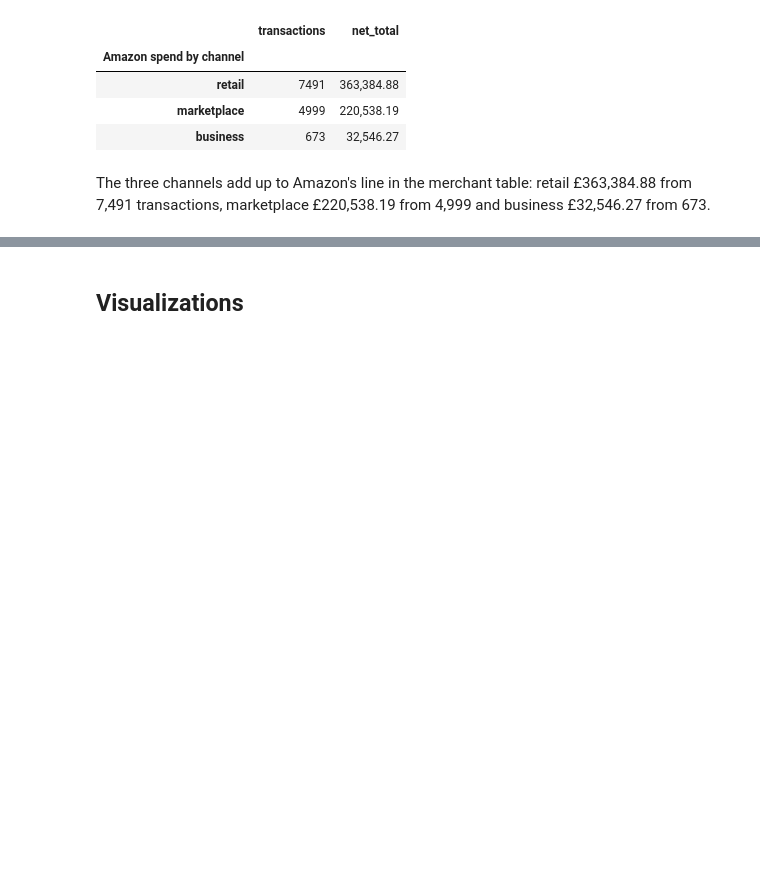
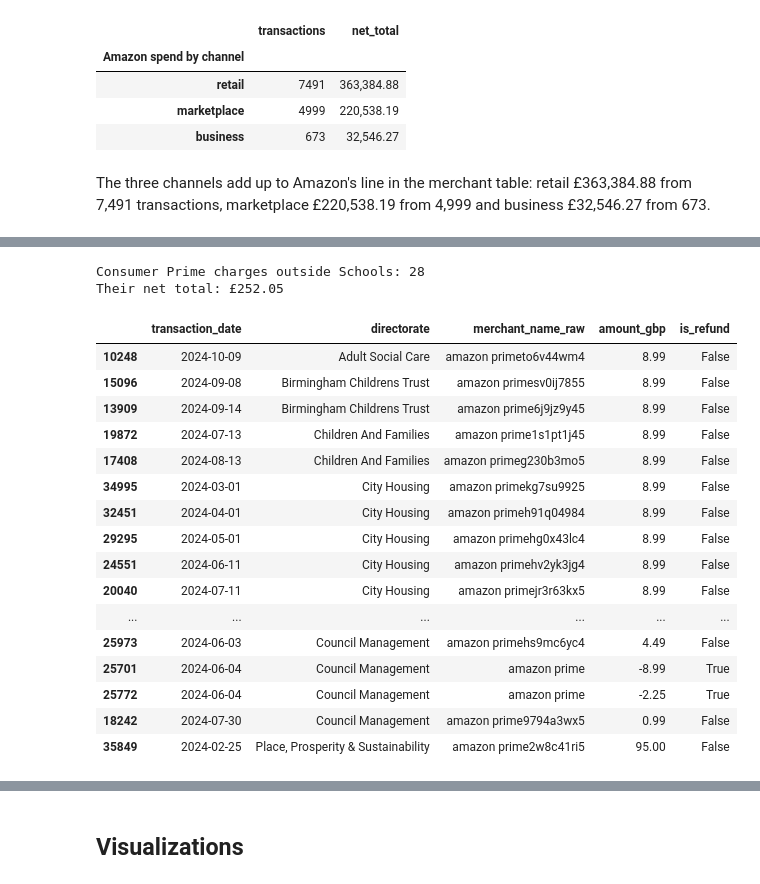
Before and after one commit to PaddyGilliland1/ai-programming-foundations-project, a Jupyter notebook: data_workflow.ipynb, the cells around one changed output, grey strips where cells are left out. Drawn from its saved outputs; the diff is of its cells as text; code cells hidden in the pictures; blank space fills up the shorter version.

Commit message:
Note the Amazon Prime charges and list the ones outside Schools for review

```diff
--- a/data_workflow.ipynb
+++ b/data_workflow.ipynb
@@ -826,3 +826,33 @@ amazon_channels
 | business | 673 | 32,546.27 |
 # %% [markdown]
 The three channels add up to Amazon's line in the merchant table: retail £363,384.88 from 7,491 transactions, marketplace £220,538.19 from 4,999 and business £32,546.27 from 673.
+# %%
+# Prime-labelled charges are Amazon names that mention Prime. Amazon
+# Business Prime (amznb2bprime...) is a business subscription, so I count
+# it apart from Amazon Prime.
+published = amazon["merchant_name_raw"].str.lower()
+prime = amazon[published.str.contains("prime")]
+prime = prime.assign(
+    subscription=np.where(
+        prime["merchant_channel"] == "business",
+        "Amazon Business Prime",
+        "Amazon Prime",
+    )
+)
+for subscription, charges in prime.groupby("subscription"):
+    total = charges["amount_gbp"].sum()
+    print(f"{subscription}: {len(charges)} charges, £{total:,.2f}")
+print(
+    f"All Prime-labelled charges: {len(prime)}, "
+    f"£{prime['amount_gbp'].sum():,.2f}"
+)
+# Names that mention Prime without an Amazon descriptor stay out.
+others = primary.loc[
+    primary["merchant_name"].str.contains("prime"), "merchant_name"
+]
+for name, count in others.value_counts().items():
+    print(f'Not counted, "{name}": {count} charges')
+prime_by_directorate = summarise_spend(prime, ["directorate", "subscription"])[
+    ["transactions", "net_total"]
+]
+prime_by_directorate
@@ -828,0 +929,27 @@ The three channels add up to Amazon's line in the merchant table: retail £363,3
+# %%
+prime_for_review = prime_charges_for_review(
+    primary, exclude_directorates=["Schools"]
+)
+print(f"Consumer Prime charges outside Schools: {len(prime_for_review)}")
+print(f"Their net total: £{prime_for_review['amount_gbp'].sum():,.2f}")
+prime_for_review
+# %% [output]
+Consumer Prime charges outside Schools: 28
+Their net total: £252.05
+|  | transaction_date | directorate | merchant_name_raw | amount_gbp | is_refund |
+| 10248 | 2024-10-09 | Adult Social Care | amazon primeto6v44wm4 | 8.99 | False |
+| 15096 | 2024-09-08 | Birmingham Childrens Trust | amazon primesv0ij7855 | 8.99 | False |
+| 13909 | 2024-09-14 | Birmingham Childrens Trust | amazon prime6j9jz9y45 | 8.99 | False |
+| 19872 | 2024-07-13 | Children And Families | amazon prime1s1pt1j45 | 8.99 | False |
+| 17408 | 2024-08-13 | Children And Families | amazon primeg230b3mo5 | 8.99 | False |
+| 34995 | 2024-03-01 | City Housing | amazon primekg7su9925 | 8.99 | False |
+| 32451 | 2024-04-01 | City Housing | amazon primeh91q04984 | 8.99 | False |
+| 29295 | 2024-05-01 | City Housing | amazon primehg0x43lc4 | 8.99 | False |
+| 24551 | 2024-06-11 | City Housing | amazon primehv2yk3jg4 | 8.99 | False |
+| 20040 | 2024-07-11 | City Housing | amazon primejr3r63kx5 | 8.99 | False |
+| ... | ... | ... | ... | ... | ... |
+| 25973 | 2024-06-03 | Council Management | amazon primehs9mc6yc4 | 4.49 | False |
+| 25701 | 2024-06-04 | Council Management | amazon prime | -8.99 | True |
+| 25772 | 2024-06-04 | Council Management | amazon prime | -2.25 | True |
+| 18242 | 2024-07-30 | Council Management | amazon prime9794a3wx5 | 0.99 | False |
+| 35849 | 2024-02-25 | Place, Prosperity & Sustainability | amazon prime2w8c41ri5 | 95.00 | False |
```
Also changed, not shown: parts of 5 cells of this notebook, 1 other file.
